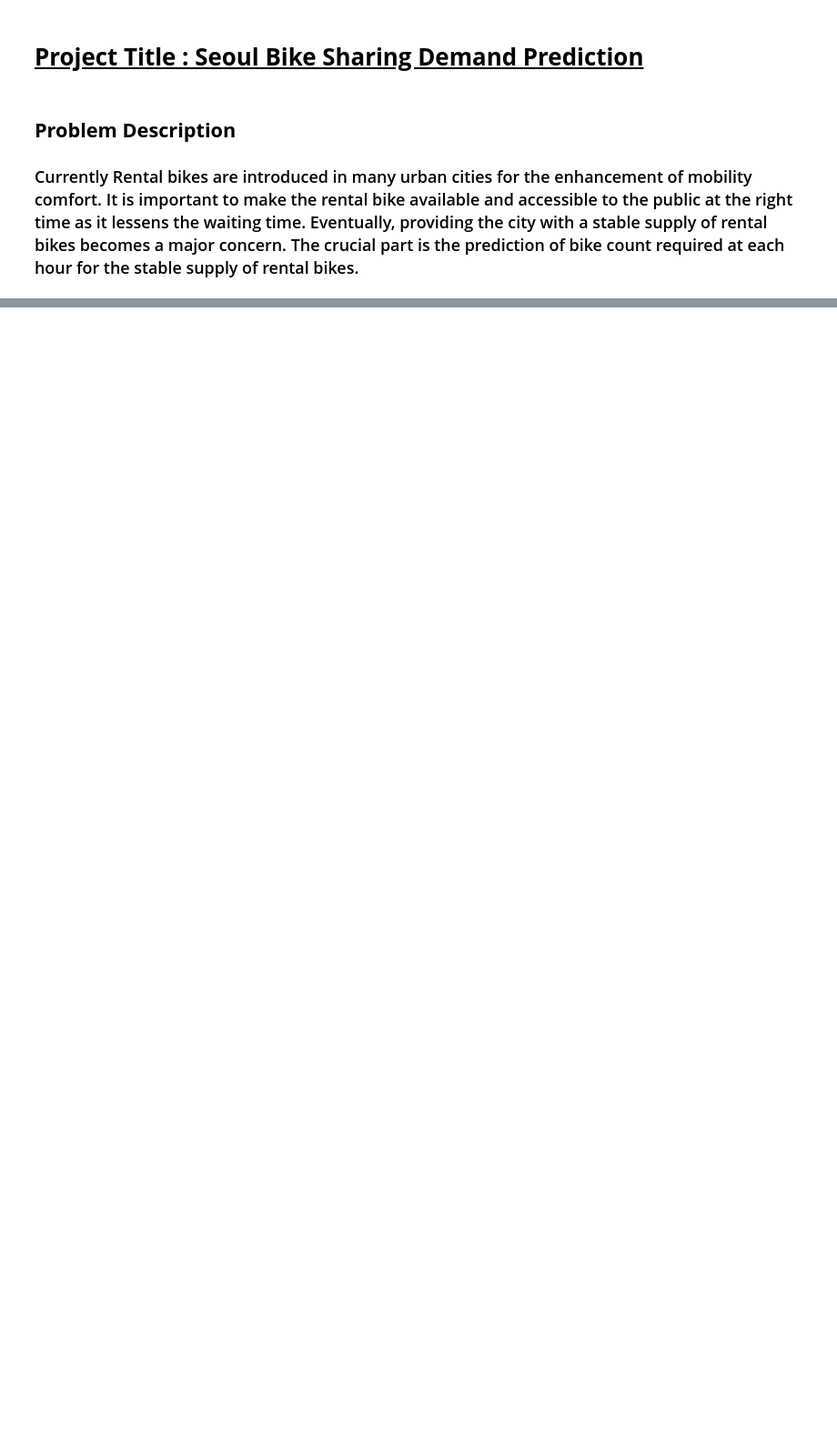
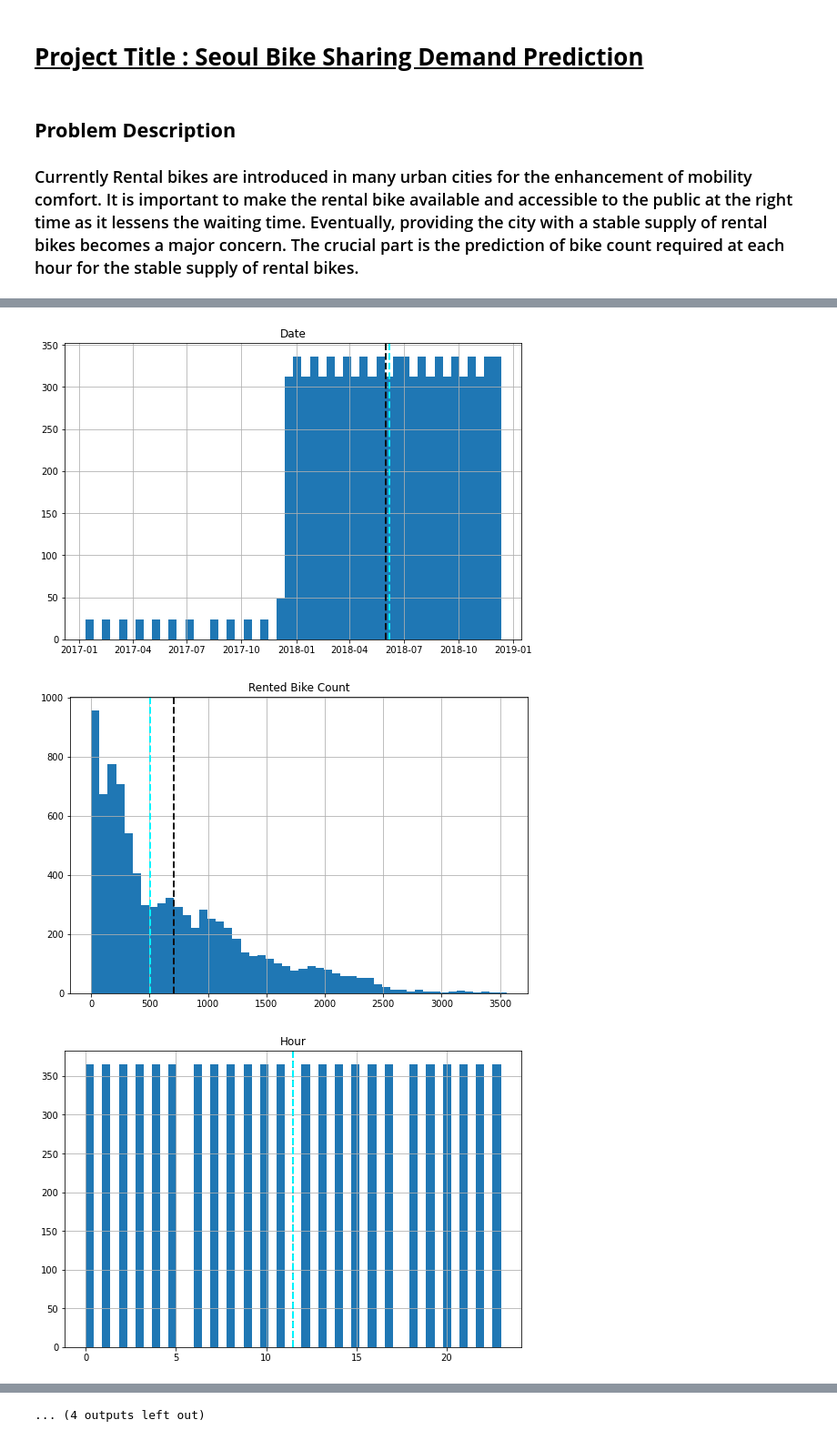
Before and after one commit to PrayagRD/Seoul-Bike-Sharing-Demand-Prediction, a Jupyter notebook: Bike_Sharing_Demand_Prediction_using_ML_Capstone_Project_II.ipynb, the cells around one changed output, grey strips where cells are left out. Shown: that part at 91% size. Saved outputs shown, nothing was run; the diff lists cells and outputs as text; code cells hidden in the pictures; blank space fills up the shorter version.

```diff
--- a/Bike_Sharing_Demand_Prediction_using_ML_Capstone_Project_II.ipynb
+++ b/Bike_Sharing_Demand_Prediction_using_ML_Capstone_Project_II.ipynb
@@ -106,0 +269,5 @@ data.shape
+# %%
+# As we can see from the above correlation matrix that the columns Dew point temperature(°C) and Temperature(°C) are highly correlated.
+# which leads to multicollinearity so we will drop the Dew point temperature(°C) column from our dataframe.
+
+df = df.drop(['Dew point temperature(°C)'],axis=1)
@@ -106,0 +285,14 @@ data.shape
+# %%
+for col in features:
+    fig = plt.figure(figsize=(9, 6))
+    ax = fig.gca()
+    feature = df[col]
+    feature.hist(bins=50, ax = ax)
+    ax.axvline(feature.mean(), color='#0F0F0F', linestyle='dashed', linewidth=2)
+    ax.axvline(feature.median(), color='#00F5FF', linestyle='dashed', linewidth=2)
+    ax.set_title(col)
+plt.show()
+# %% [output]
+[figure, added]
+[figure, added]
+[figure, added]
@@ -106,0 +308 @@ data.shape
+... (4 outputs left out)
```
Also changed, not shown: parts of 42 cells of this notebook.
